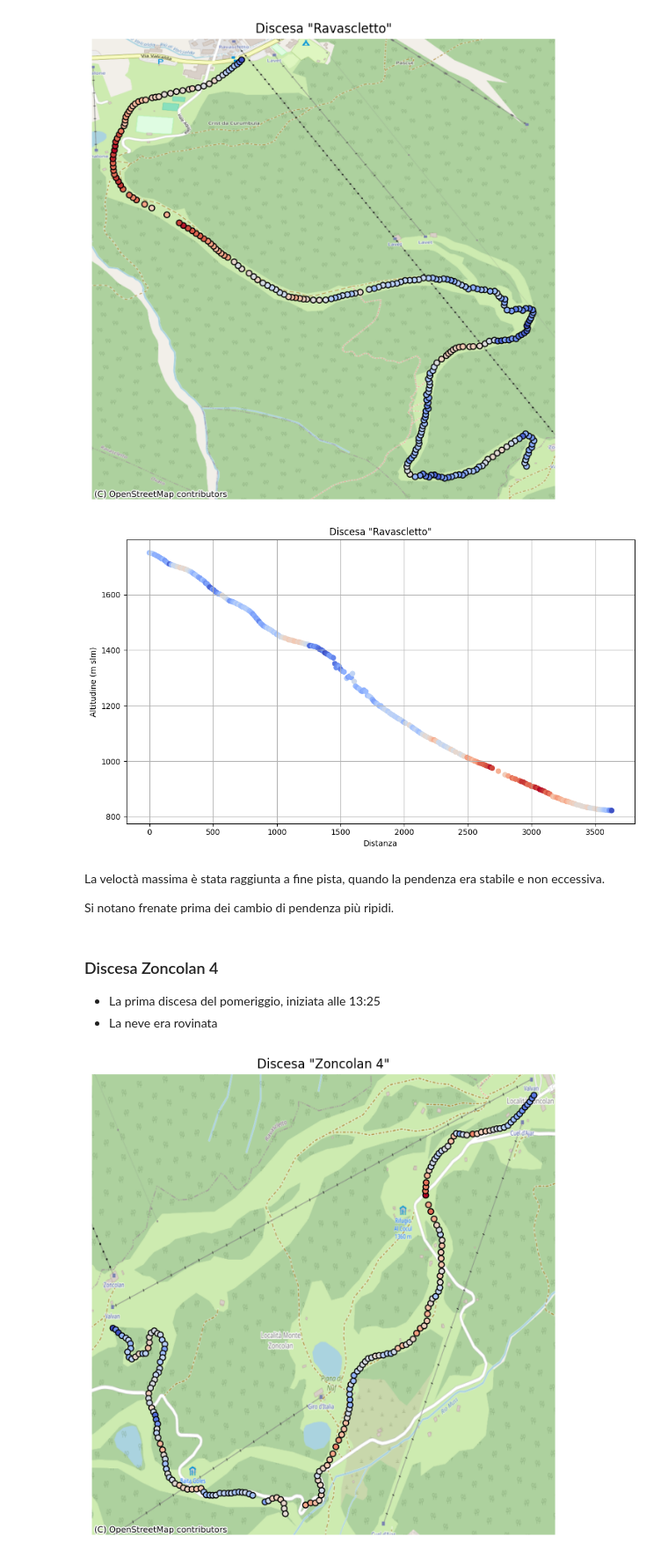
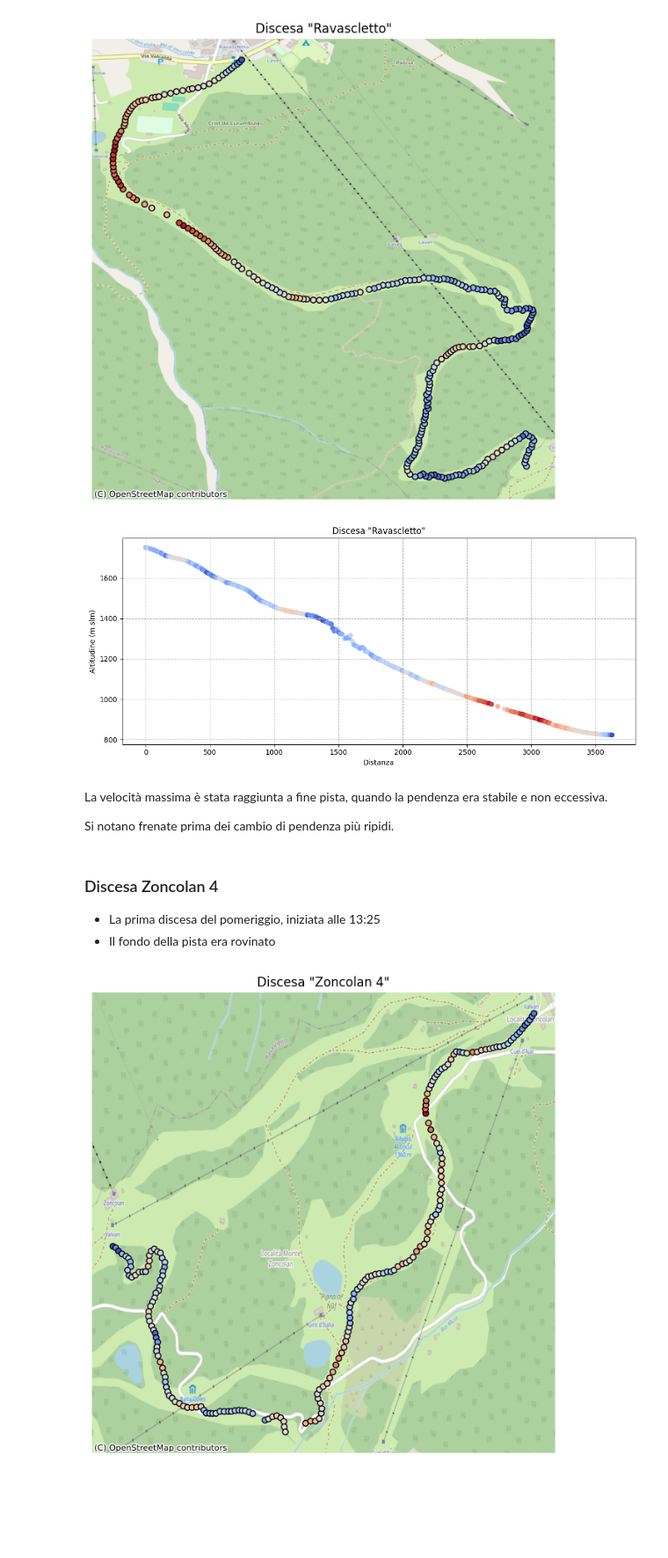
Before and after one commit to thomasmassarutto/DataSlopes, a Jupyter notebook: DataSlopes.ipynb, the cells around one changed output. Shown at 88% size. Cells and saved outputs as stored; diff of their text form; code cells hidden in the pictures; blank space fills up the shorter version.

```diff
--- a/DataSlopes.ipynb
+++ b/DataSlopes.ipynb
@@ -753,34 +750,34 @@ plt.show()
 # %% [output]
 [figure]
 # %%
-plt.figure(figsize=(10, 6))
+plt.figure(figsize=(11, 5))
 
 plt.title('Discesa "Ravascletto"')
 
 plt.scatter(gdf1_discesa_9['distanza_percorsa'],
                  gdf1_discesa_9['altitudine'],
                  c=gdf1_discesa_9['velocita'] * 3.6,
                  cmap='coolwarm'
                  )
 
 plt.xlabel('Distanza')
 plt.ylabel('Altitudine (m slm)')
 
-plt.grid()
+plt.grid(linestyle='--')
 
 plt.tight_layout()
 plt.show()
 # %% [output]
-[figure, old version]
+[figure, new version]
 # %% [markdown]
-La veloctà massima è stata raggiunta a fine pista, quando la pendenza era stabile e non eccessiva.
+La velocità massima è stata raggiunta a fine pista, quando la pendenza era stabile e non eccessiva.
 
 Si notano frenate prima dei cambio di pendenza più ripidi.
 # %% [markdown]
 ### Discesa Zoncolan 4
 
 - La prima discesa del pomeriggio, iniziata alle 13:25
-- La neve era rovinata
+- Il fondo della pista era rovinato
 # %%
 ## Zoncolan 4, davanti Goles
 
```
Also changed, not shown: parts of 27 cells of this notebook, 1 other file.
